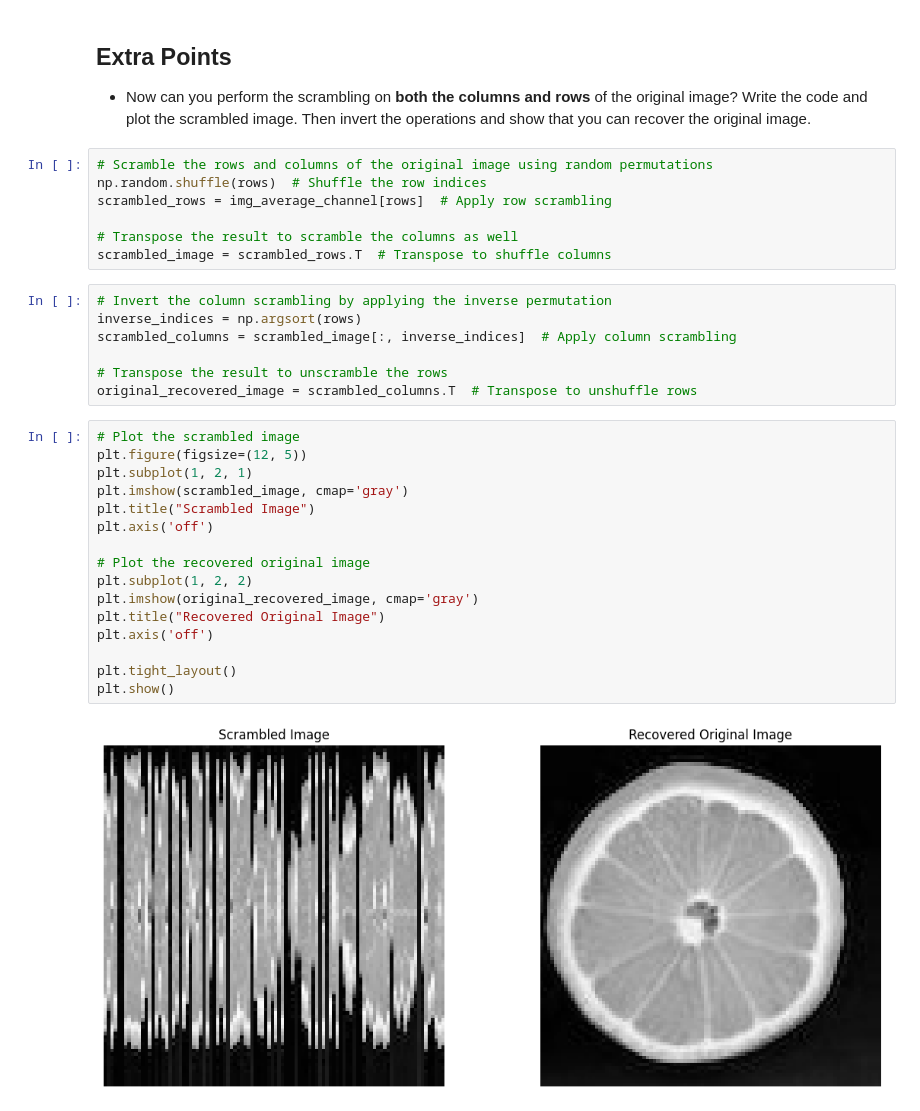
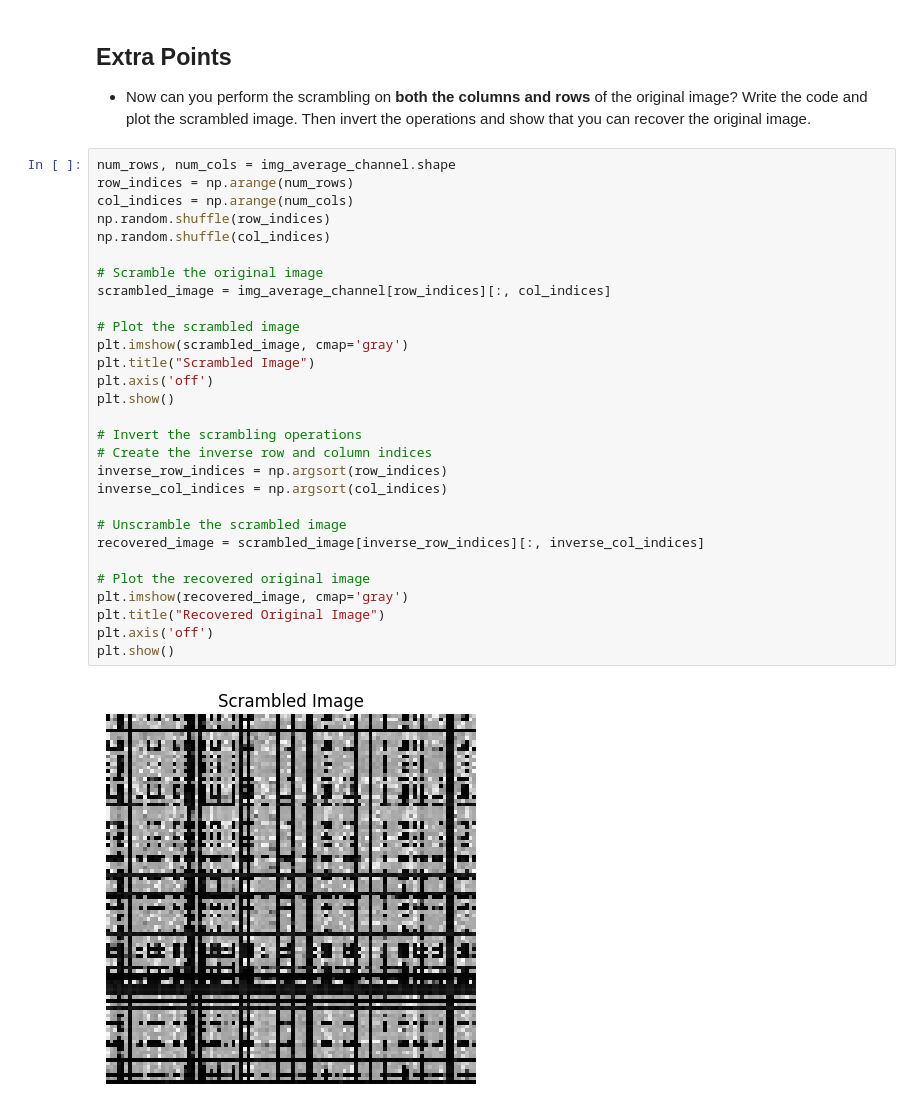
Before and after one commit to Kevinkhut/kevin_pattern-recognition, a Jupyter notebook: HW1/HW1.ipynb, the cells around one changed output. Saved outputs shown, nothing was run; the diff lists cells and outputs as text.

```diff
--- a/HW1/HW1.ipynb
+++ b/HW1/HW1.ipynb
@@ -277,35 +277,34 @@ Matrix T is invertible.
 ## Extra Points
 
 * Now can you perform the scrambling on __both the columns and rows__ of the original image?  Write the code and plot the scrambled image. Then invert the operations and show that you can recover the original image.
-# %%
-# Scramble the rows and columns of the original image using random permutations
-np.random.shuffle(rows)  # Shuffle the row indices
-scrambled_rows = img_average_channel[rows]  # Apply row scrambling
-
-# Transpose the result to scramble the columns as well
-scrambled_image = scrambled_rows.T  # Transpose to shuffle columns
-# %%
-# Invert the column scrambling by applying the inverse permutation
-inverse_indices = np.argsort(rows)
-scrambled_columns = scrambled_image[:, inverse_indices]  # Apply column scrambling
-
-# Transpose the result to unscramble the rows
-original_recovered_image = scrambled_columns.T  # Transpose to unshuffle rows
-# %%
-# Plot the scrambled image
-plt.figure(figsize=(12, 5))
-plt.subplot(1, 2, 1)
-plt.imshow(scrambled_image, cmap='gray')
-plt.title("Scrambled Image")
-plt.axis('off')
-
-# Plot the recovered original image
-plt.subplot(1, 2, 2)
-plt.imshow(original_recovered_image, cmap='gray')
-plt.title("Recovered Original Image")
-plt.axis('off')
-
-plt.tight_layout()
-plt.show()
-# %% [output]
-[figure, removed]
+# %%
+num_rows, num_cols = img_average_channel.shape
+row_indices = np.arange(num_rows)
+col_indices = np.arange(num_cols)
+np.random.shuffle(row_indices)
+np.random.shuffle(col_indices)
+
+# Scramble the original image
+scrambled_image = img_average_channel[row_indices][:, col_indices]
+
+# Plot the scrambled image
+plt.imshow(scrambled_image, cmap='gray')
+plt.title("Scrambled Image")
+plt.axis('off')
+plt.show()
+
+# Invert the scrambling operations
+# Create the inverse row and column indices
+inverse_row_indices = np.argsort(row_indices)
+inverse_col_indices = np.argsort(col_indices)
+
+# Unscramble the scrambled image
+recovered_image = scrambled_image[inverse_row_indices][:, inverse_col_indices]
+
+# Plot the recovered original image
+plt.imshow(recovered_image, cmap='gray')
+plt.title("Recovered Original Image")
+plt.axis('off')
+plt.show()
+# %% [output]
+[figure, added]
```
Also changed, not shown: parts of 4 cells of this notebook.
